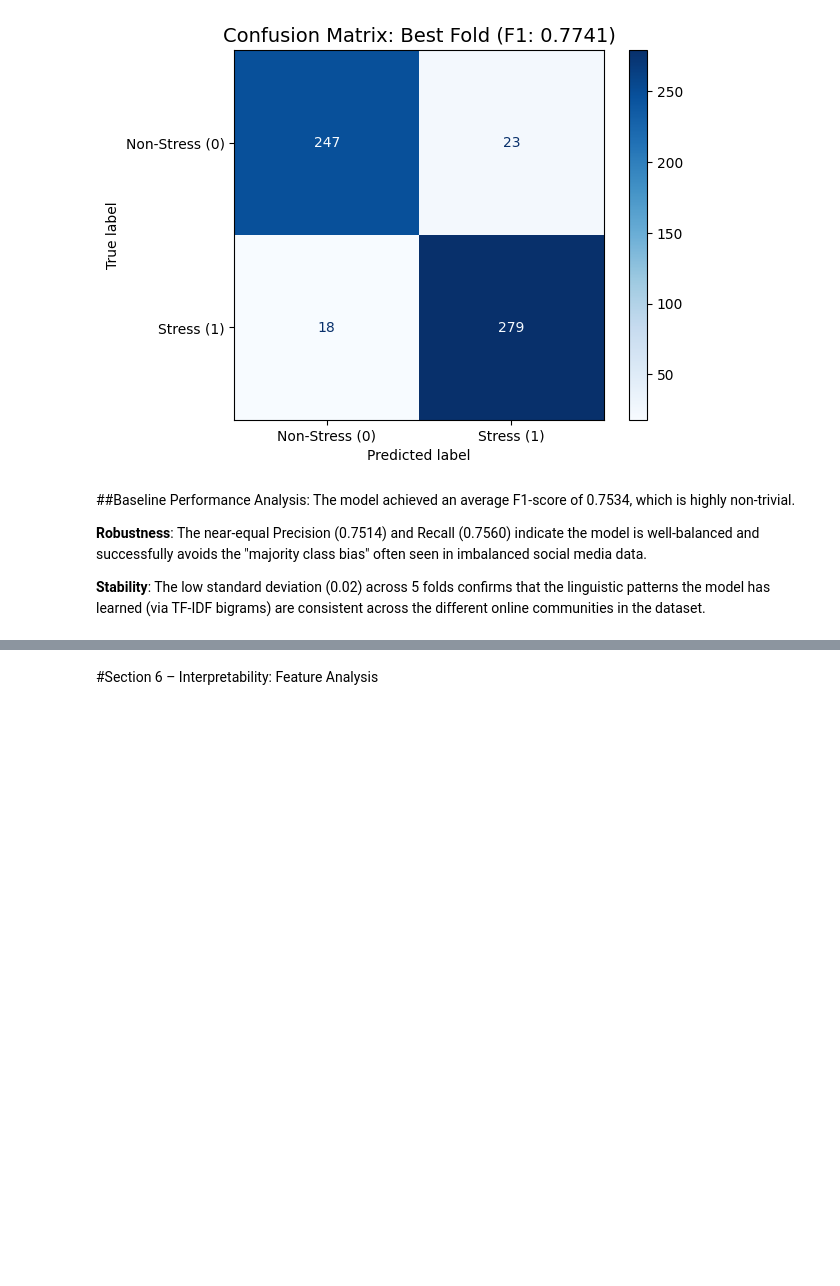
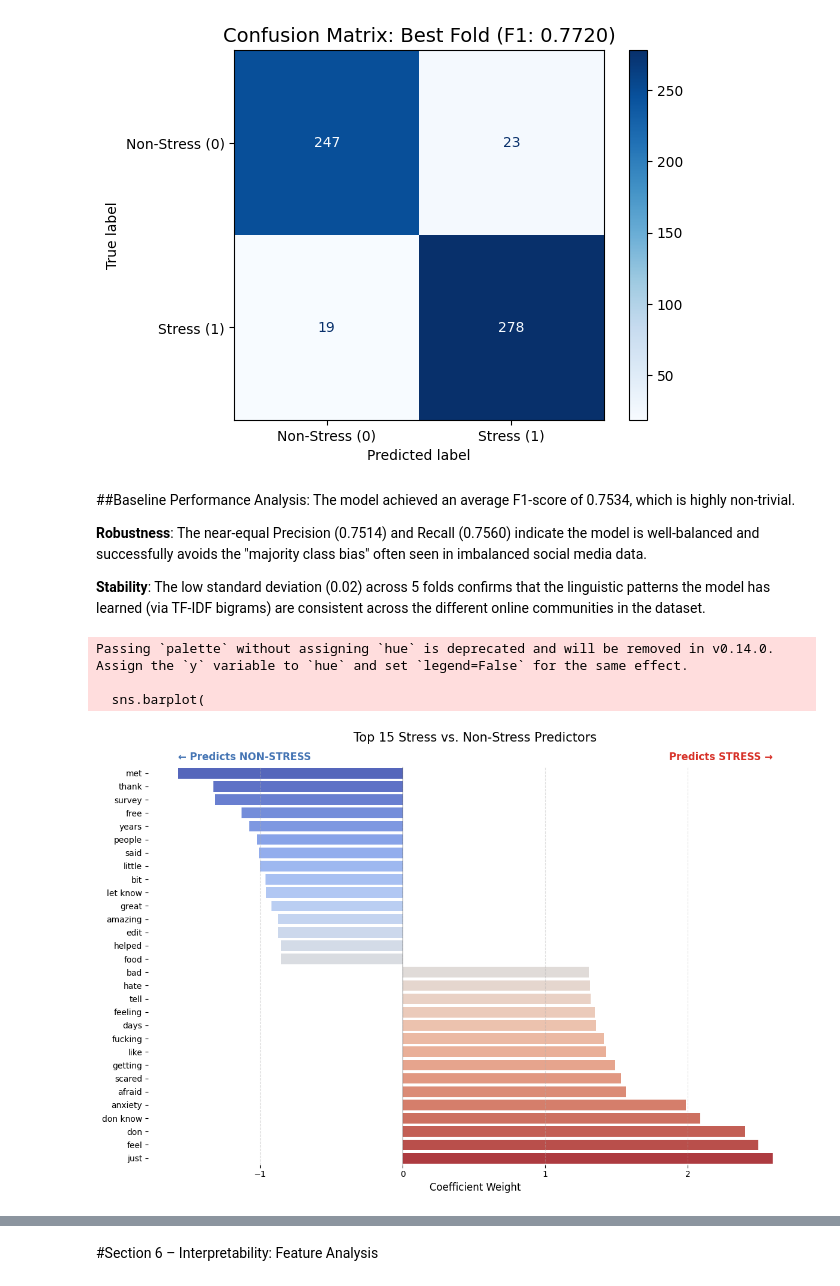
Before and after one commit to Jin1402/DSA4262, a Jupyter notebook: setting_env.ipynb, the cells around one changed output, grey strips where cells are left out. Cells and saved outputs as stored; diff of their text form; code cells hidden in the pictures; blank space fills up the shorter version.

```diff
--- a/setting_env.ipynb
+++ b/setting_env.ipynb
@@ -327,12 +320,10 @@ tfidf = TfidfVectorizer(
 # %%
 X_text = train_df['text']
+X_text_cleaned = train_df['text'].apply(clean_text)
 y = train_df['label']
 
 X_train, X_val, y_train, y_val = train_test_split(
     X_text, y, test_size=0.2, stratify=y, random_state=SEED
 )
-
-X_train_tfidf = tfidf.fit_transform(X_train)
-X_val_tfidf = tfidf.transform(X_val)
 # %% [markdown]
 We use Stratified splitting to ensure that the distribution of subreddits and the stress-label ratio remains consistent across our training and validation sets, preventing 'data luck' from skewing results.
@@ -365,11 +348,16 @@ fold = 1
 
 for train_index, val_index in skf.split(X_text, y):
     # Split the data
-    X_train_fold, X_val_fold = X_text.iloc[train_index], X_text.iloc[val_index]
+    X_train_fold, X_val_fold = X_text_cleaned.iloc[train_index], X_text_cleaned.iloc[val_index]
     y_train_fold, y_val_fold = y.iloc[train_index], y.iloc[val_index]
 
     # Vectorize inside the fold (Prevents Data Leakage)
-    tfidf_fold = TfidfVectorizer(max_features=10000, ngram_range=(1,2), stop_words='english')
+    tfidf_fold = TfidfVectorizer(
+        lowercase=True, # treat capitalised and non-capitalised word as one
+        stop_words=stop_words, # defined earlier
+        ngram_range=(1, 2), # Unigrams and Bigrams (ie. capture words as "alone" or "in pair"), the second number can be increased to capture longer phrases)
+        max_features=10000   # Limit vocab size
+    )
     X_train_vec = tfidf_fold.fit_transform(X_train_fold)
     X_val_vec = tfidf_fold.transform(X_val_fold)
 
@@ -449,3 +437,49 @@ The model achieved an average F1-score of 0.7534, which is highly non-trivial.
 **Robustness**: The near-equal Precision (0.7514) and Recall (0.7560) indicate the model is well-balanced and successfully avoids the "majority class bias" often seen in imbalanced social media data.
 
 **Stability**: The low standard deviation (0.02) across 5 folds confirms that the linguistic patterns the model has learned (via TF-IDF bigrams) are consistent across the different online communities in the dataset.
+# %%
+import pandas as pd
+import matplotlib.pyplot as plt
+import seaborn as sns
+
+# 1. Prepare data
+feature_names = best_tfidf.get_feature_names_out()
+coefficients = best_model.coef_[0]
+coef_df = pd.DataFrame({'Word': feature_names, 'Weight': coefficients})
+top_stress = coef_df.sort_values(by='Weight', ascending=False).head(15)
+top_non_stress = coef_df.sort_values(by='Weight', ascending=True).head(15)
+combined_df = pd.concat([top_stress, top_non_stress]).sort_values(by='Weight')
+
+# 2. Plotting with 'coolwarm'
+plt.figure(figsize=(12, 8))
+sns.barplot(
+    data=combined_df,
+    x='Weight',
+    y='Word',
+    palette='coolwarm'
+)
+
+# 3. Add the vertical zero-line
+plt.axvline(x=0, color='black', linestyle='-', linewidth=0.8, alpha=0.5)
+
+# 4. Add the explicit labels you requested
+# We place these at the top of the chart area
+plt.text(combined_df['Weight'].min(), -1, "← Predicts NON-STRESS",
+         color='#4575b4', fontweight='bold', fontsize=12, ha='left')
+plt.text(combined_df['Weight'].max(), -1, "Predicts STRESS →",
+         color='#d73027', fontweight='bold', fontsize=12, ha='right')
+
+# 5. Styling
+plt.title("Top 15 Stress vs. Non-Stress Predictors", fontsize=15, pad=30)
+plt.xlabel("Coefficient Weight", fontsize=12)
+plt.ylabel("")
+sns.despine(left=True, bottom=True)
+plt.grid(axis='x', linestyle='--', alpha=0.4)
+
+plt.tight_layout()
+plt.show()
+# %% [output]
+Passing `palette` without assigning `hue` is deprecated and will be removed in v0.14.0. Assign the `y` variable to `hue` and set `legend=False` for the same effect.
+
+  sns.barplot(
+[figure, added]
```
Also changed, not shown: parts of 20 cells of this notebook.
